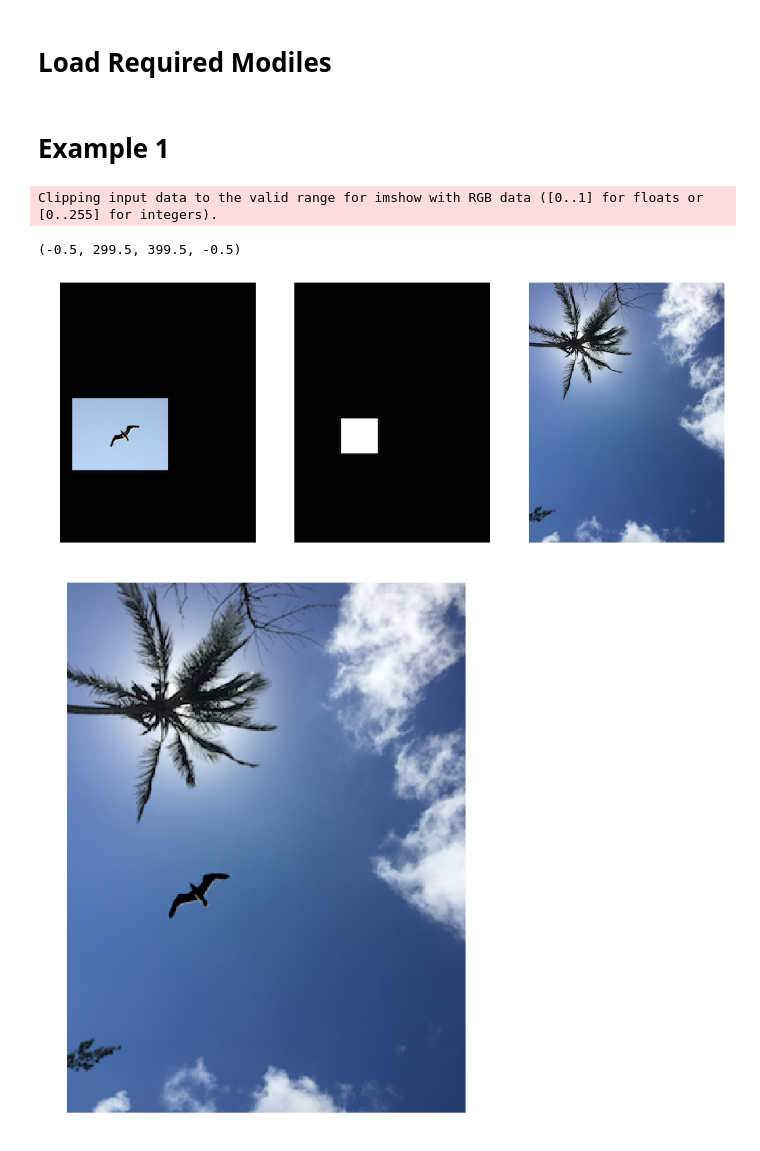
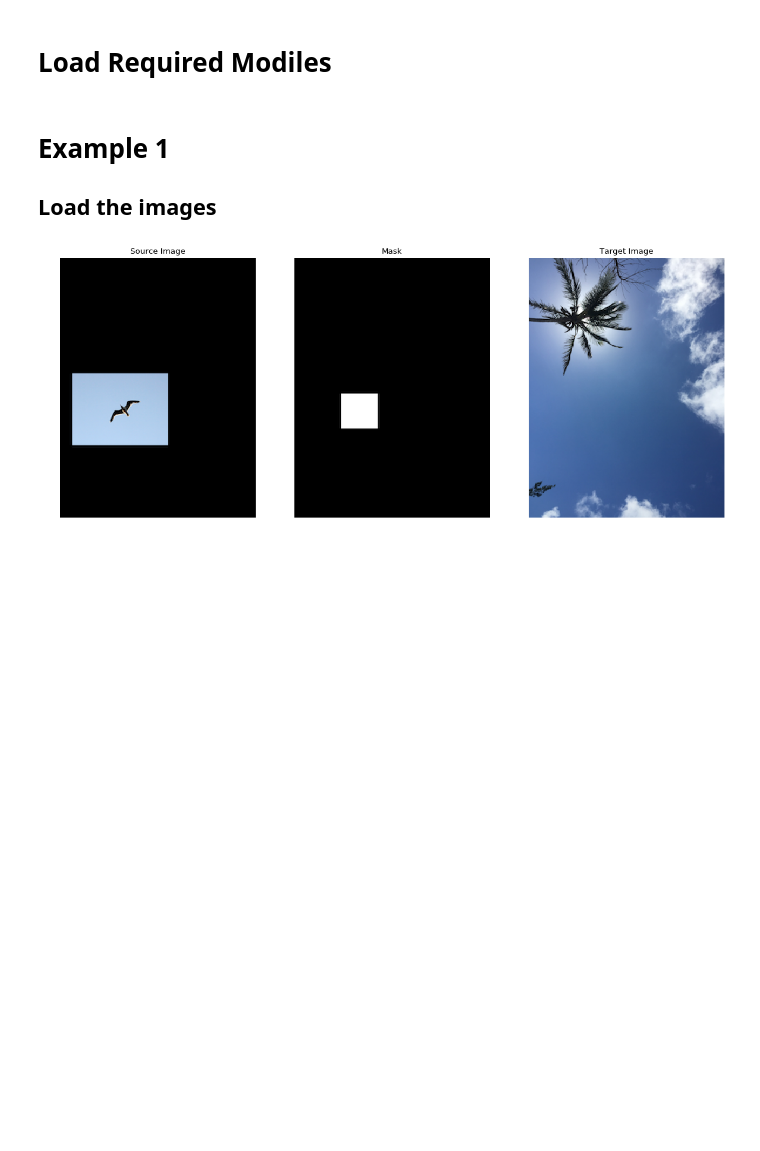
Before and after one commit to jyotishp/Poisson-Image-Editor, a Jupyter notebook: src/Demo.ipynb, the cells around one changed output. Saved outputs shown, nothing was run; the diff lists cells and outputs as text; code cells hidden in the pictures; blank space fills up the shorter version.

```diff
--- a/src/Demo.ipynb
+++ b/src/Demo.ipynb
@@ -17,42 +19,26 @@ from poisson.core import Poisson
 # %% [markdown]
 # Example 1
+## Load the images
 # %%
 source_path = '../test_data/1s.png'
 mask_path = '../test_data/1m.png'
 target_path = '../test_data/1t.png'
 
 plt.figure(figsize=(18, 16), dpi= 80, facecolor='w', edgecolor='k')
 
 plt.subplot(131)
 plt.imshow(cv2.cvtColor(cv2.imread(source_path), cv2.COLOR_BGR2RGB))
 plt.axis('off')
+plt.title('Source Image')
 
 plt.subplot(132)
 plt.imshow(cv2.cvtColor(cv2.imread(mask_path), cv2.COLOR_BGR2RGB))
 plt.axis('off')
+plt.title('Mask')
 
 plt.subplot(133)
 plt.imshow(cv2.cvtColor(cv2.imread(target_path), cv2.COLOR_BGR2RGB))
-_ = plt.axis('off')
-
-poisson_solver = Poisson(source_path, target_path, mask_path)
-poisson_solver.read_source(source_path)
-poisson_solver.read_target(target_path)
-poisson_solver.read_mask(mask_path)
-
-resultant = poisson_solver.seamless_blend()
-
-plt.figure(figsize=(18, 16), dpi= 80, facecolor='w', edgecolor='k')
-
-plt.subplot(121)
-plt.imshow(resultant)
 plt.axis('off')
-
-# plt.subplot(122)
-# plt.imshow(cv2.cvtColor(cv2.imread(mask_path), cv2.COLOR_BGR2RGB))
-# _ = plt.axis('off')
+_ = plt.title('Target Image')
 # %% [output]
-Clipping input data to the valid range for imshow with RGB data ([0..1] for floats or [0..255] for integers).
-(-0.5, 299.5, 399.5, -0.5)
-[figure, old version]
+[figure, new version]
-[figure, removed]
```
Also changed, not shown: parts of 7 cells of this notebook.
